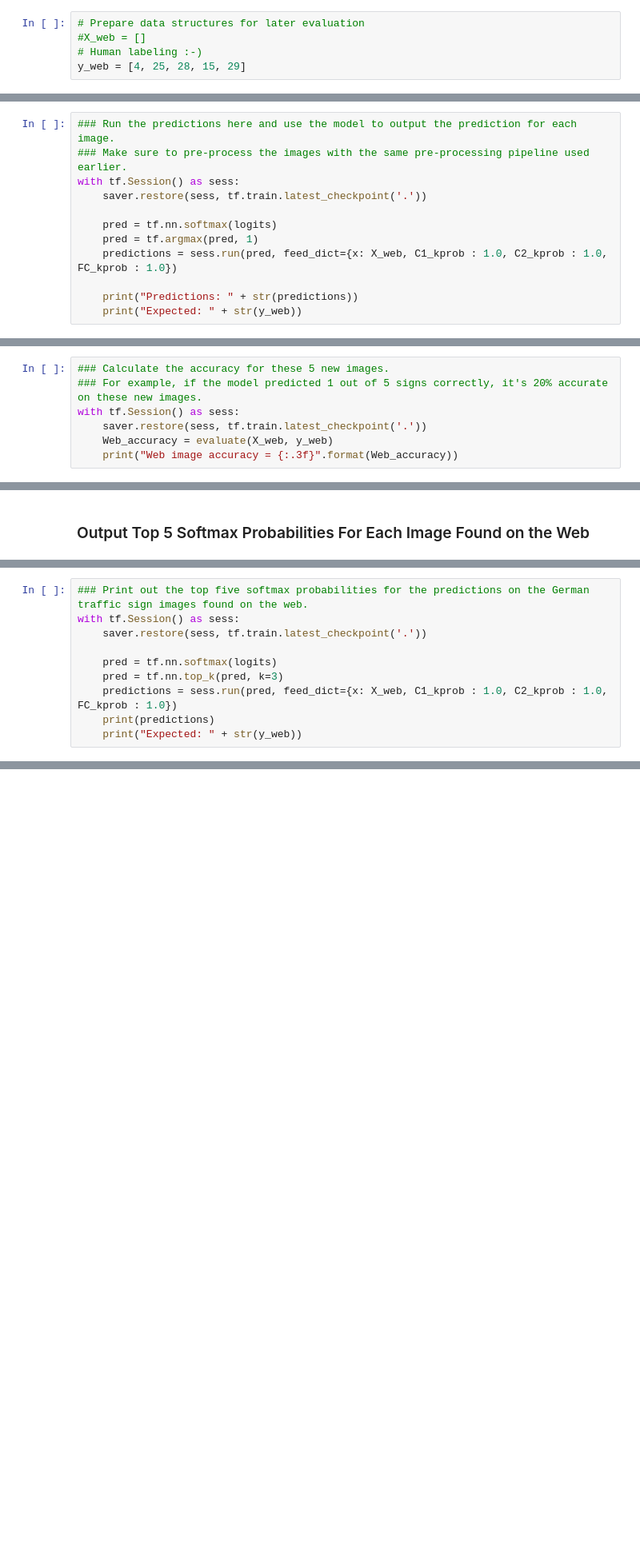
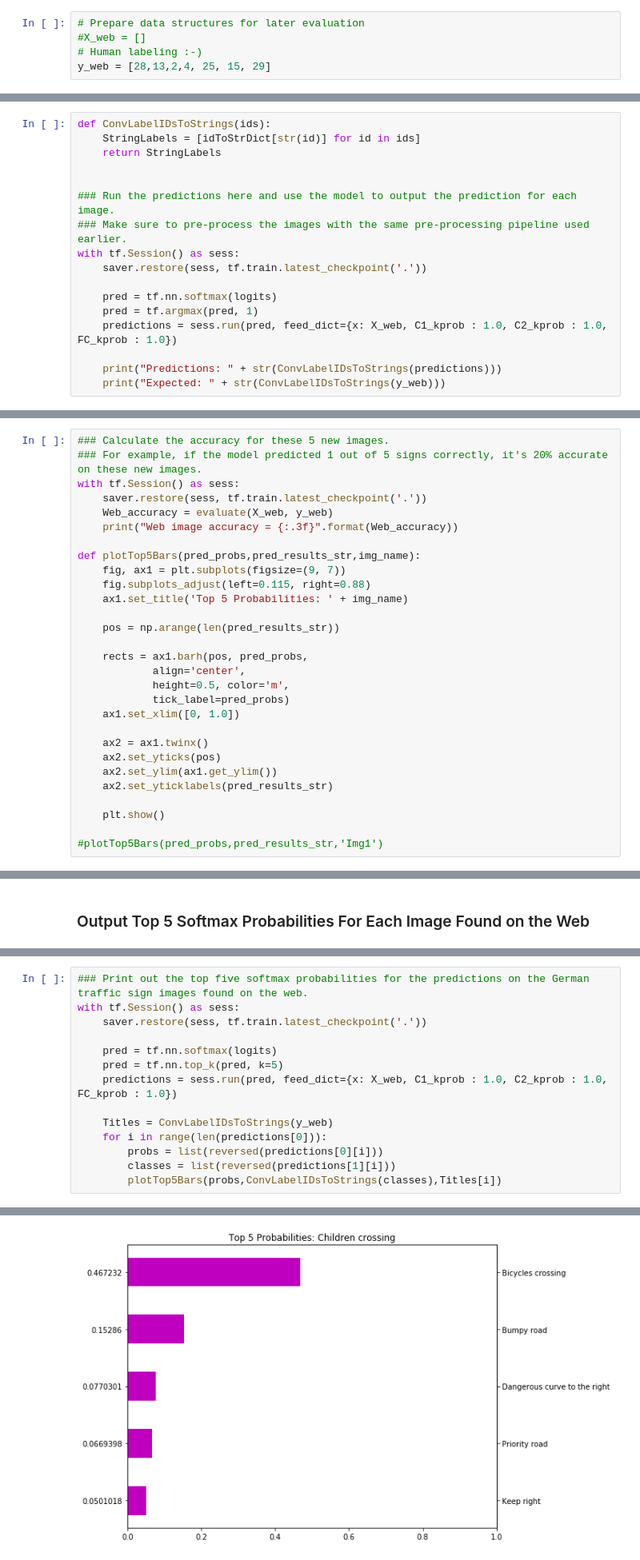
Before and after one commit to Axel13fr/P2_TrafficSignClassifier, a Jupyter notebook: Traffic_Sign_Classifier.ipynb, the cells around one changed output, grey strips where cells are left out. Shown at 80% size. Saved outputs shown, nothing was run; the diff lists cells and outputs as text; blank space fills up the shorter version.

Commit message:
NEW: last additions : french signs and top K probabilities

```diff
--- a/Traffic_Sign_Classifier.ipynb
+++ b/Traffic_Sign_Classifier.ipynb
@@ -475,7 +468,7 @@ You may find `signnames.csv` useful as it contains mappings from the class id (i
 # Prepare data structures for later evaluation
 #X_web = []
 # Human labeling :-)
-y_web = [4, 25, 28, 15, 29]
+y_web = [28,13,2,4, 25, 15, 29]
 # %%
 ### Load the images and plot them here.
 # Make a queue of file names including all the JPEG images files in the relative
@@ -561,6 +558,11 @@ X_web = load_Webimages()
 # %% [markdown]
 ### Predict the Sign Type for Each Image
 # %%
+def ConvLabelIDsToStrings(ids):
+    StringLabels = [idToStrDict[str(id)] for id in ids]
+    return StringLabels
+
+
 ### Run the predictions here and use the model to output the prediction for each image.
 ### Make sure to pre-process the images with the same pre-processing pipeline used earlier.
 with tf.Session() as sess:
@@ -570,6 +572,6 @@ with tf.Session() as sess:
     pred = tf.argmax(pred, 1)
     predictions = sess.run(pred, feed_dict={x: X_web, C1_kprob : 1.0, C2_kprob : 1.0, FC_kprob : 1.0})
 
-    print("Predictions: " + str(predictions))
-    print("Expected: " + str(y_web))
+    print("Predictions: " + str(ConvLabelIDsToStrings(predictions)))
+    print("Expected: " + str(ConvLabelIDsToStrings(y_web)))
 # %% [output]
@@ -584,4 +586,26 @@ with tf.Session() as sess:
     saver.restore(sess, tf.train.latest_checkpoint('.'))
     Web_accuracy = evaluate(X_web, y_web)
     print("Web image accuracy = {:.3f}".format(Web_accuracy))
+
+def plotTop5Bars(pred_probs,pred_results_str,img_name):
+    fig, ax1 = plt.subplots(figsize=(9, 7))
+    fig.subplots_adjust(left=0.115, right=0.88)
+    ax1.set_title('Top 5 Probabilities: ' + img_name)
+
+    pos = np.arange(len(pred_results_str))
+
+    rects = ax1.barh(pos, pred_probs,
+            align='center',
+            height=0.5, color='m',
+            tick_label=pred_probs)
+    ax1.set_xlim([0, 1.0])
+
+    ax2 = ax1.twinx()
+    ax2.set_yticks(pos)
+    ax2.set_ylim(ax1.get_ylim())
+    ax2.set_yticklabels(pred_results_str)
+
+    plt.show()
+
+#plotTop5Bars(pred_probs,pred_results_str,'Img1')
 # %% [output]
@@ -632,8 +656,12 @@ with tf.Session() as sess:
     saver.restore(sess, tf.train.latest_checkpoint('.'))
 
     pred = tf.nn.softmax(logits)
-    pred = tf.nn.top_k(pred, k=3)
+    pred = tf.nn.top_k(pred, k=5)
     predictions = sess.run(pred, feed_dict={x: X_web, C1_kprob : 1.0, C2_kprob : 1.0, FC_kprob : 1.0})
-    print(predictions)
-    print("Expected: " + str(y_web))
+
+    Titles = ConvLabelIDsToStrings(y_web)
+    for i in range(len(predictions[0])):
+        probs = list(reversed(predictions[0][i]))
+        classes = list(reversed(predictions[1][i]))
+        plotTop5Bars(probs,ConvLabelIDsToStrings(classes),Titles[i])
 # %% [output]
@@ -649,0 +668 @@ Expected: [4, 25, 28, 15, 29]
+[figure, added]
```
Also changed, not shown: parts of 10 cells of this notebook, 5 other files.
